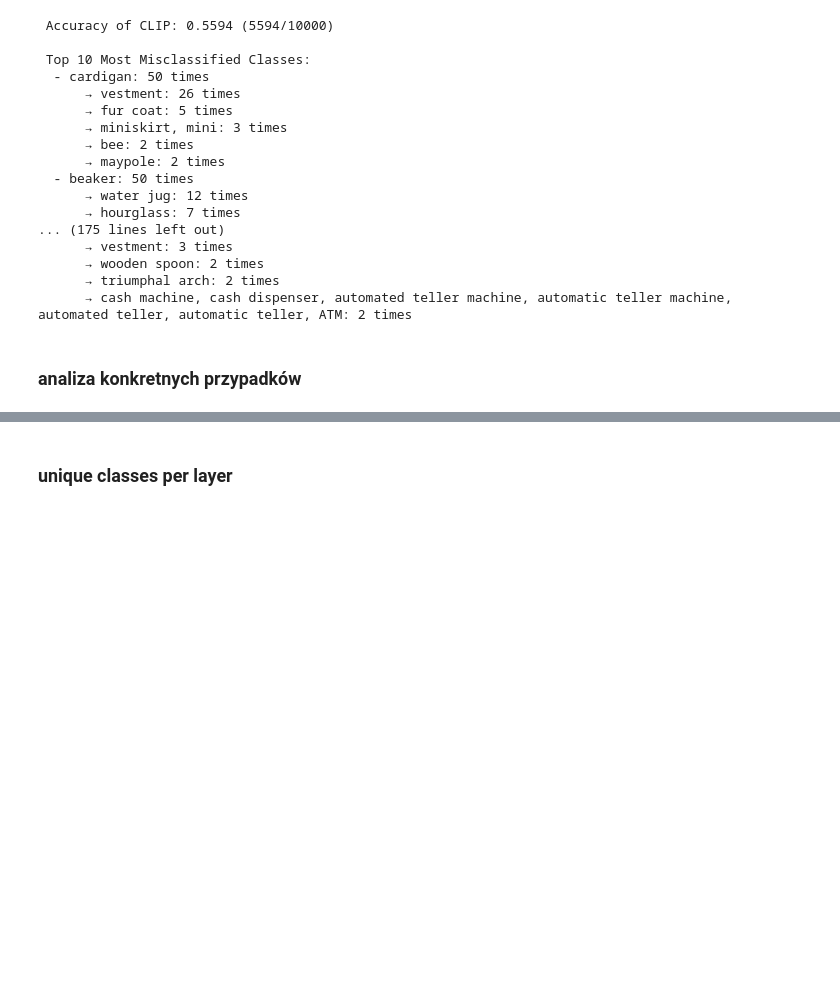
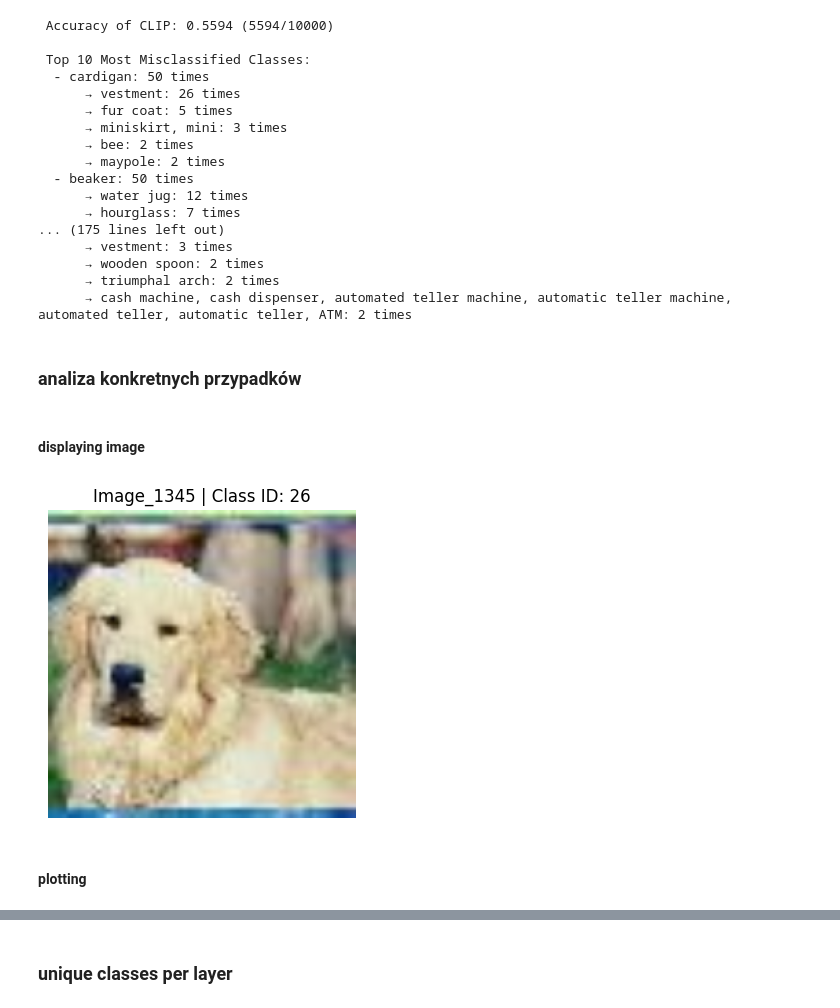
Before and after one commit to kaminskaz/wb-projekt, a Jupyter notebook: notebooks/results_analysis.ipynb, the cells around one changed output, grey strips where cells are left out. Drawn from its saved outputs; the diff is of its cells as text; code cells hidden in the pictures; blank space fills up the shorter version.

```diff
--- a/notebooks/results_analysis.ipynb
+++ b/notebooks/results_analysis.ipynb
@@ -728,3 +728,5 @@ calculate_accuracy_of_model("logit_lens_results/DINO_lp/last_layer_top_class_pro
       → cash machine, cash dispenser, automated teller machine, automatic teller machine, automated teller, automatic teller, ATM: 2 times
 # %% [markdown]
 ### analiza konkretnych przypadków
+# %% [markdown]
+#### displaying image
@@ -731,3 +791,50 @@ calculate_accuracy_of_model("logit_lens_results/DINO_lp/last_layer_top_class_pro
+# %%
+
+def display_image_by_id(dataset, image_label, unnormalize=True, mean=(0.4815, 0.4578, 0.4082), std=(0.2686, 0.2613, 0.2758)):
+    """
+    Displays the image corresponding to a label like "Image_123" from the dataset.
+
+    Args:
+        dataset: PyTorch dataset.
+        image_label (str): String like "Image_123".
+        unnormalize (bool): Whether to reverse normalization (for CLIP or ImageNet preprocessing).
+        mean (tuple): Mean used in normalization.
+        std (tuple): Std used in normalization.
+    """
+    if not image_label.startswith("Image_"):
+        raise ValueError("image_label must be in the format 'Image_123'.")
+
+    try:
+        index = int(image_label.split("_")[1]) - 1
+        image, label = dataset[index]  # (C, H, W) tensor
+
+        # Unnormalize if needed
+        if unnormalize and isinstance(image, torch.Tensor):
+            image = image.clone()
+            for c in range(3):
+                image[c] = image[c] * std[c] + mean[c]
+            image = torch.clamp(image, 0, 1)
+
+        # Convert to numpy HWC for matplotlib
+        if isinstance(image, torch.Tensor):
+            image = image.permute(1, 2, 0).numpy()
+
+        # Display
+        plt.figure(figsize=(4, 4))
+        plt.imshow(image)
+        plt.title(f"{image_label} | Class ID: {label}")
+        plt.axis('off')
+        plt.show()
+
+
+    except IndexError:
+        print(f"Index {index} is out of bounds for dataset of length {len(dataset)}.")
+# %%
+display_image_by_id(subset_dataset, "Image_1345", unnormalize=True)
+# %% [output]
+[figure, added]
+# %% [markdown]
+#### plotting
 # %%
 import pandas as pd
 import matplotlib.pyplot as plt
```
Also changed, not shown: parts of 5 cells of this notebook.
